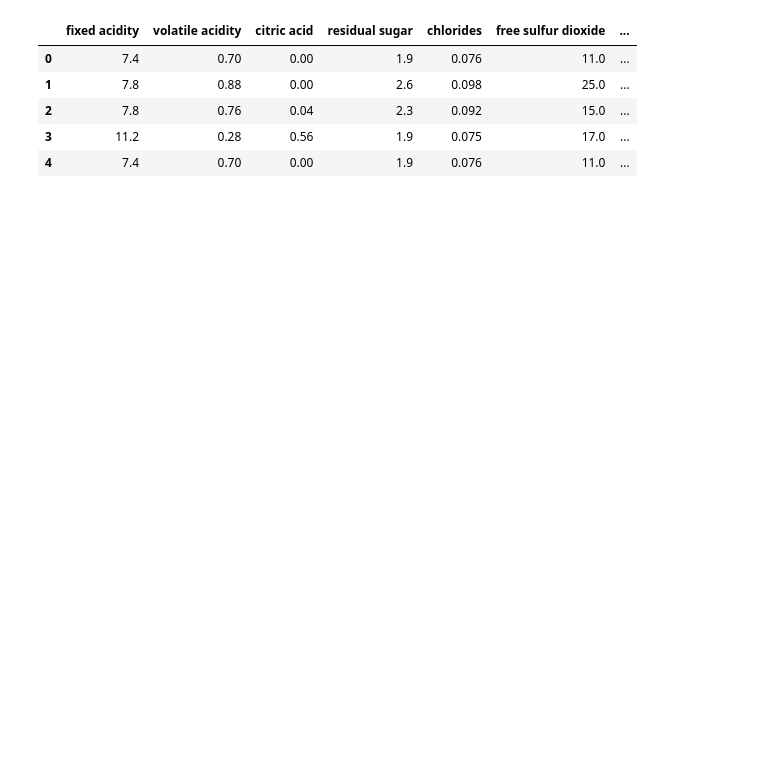
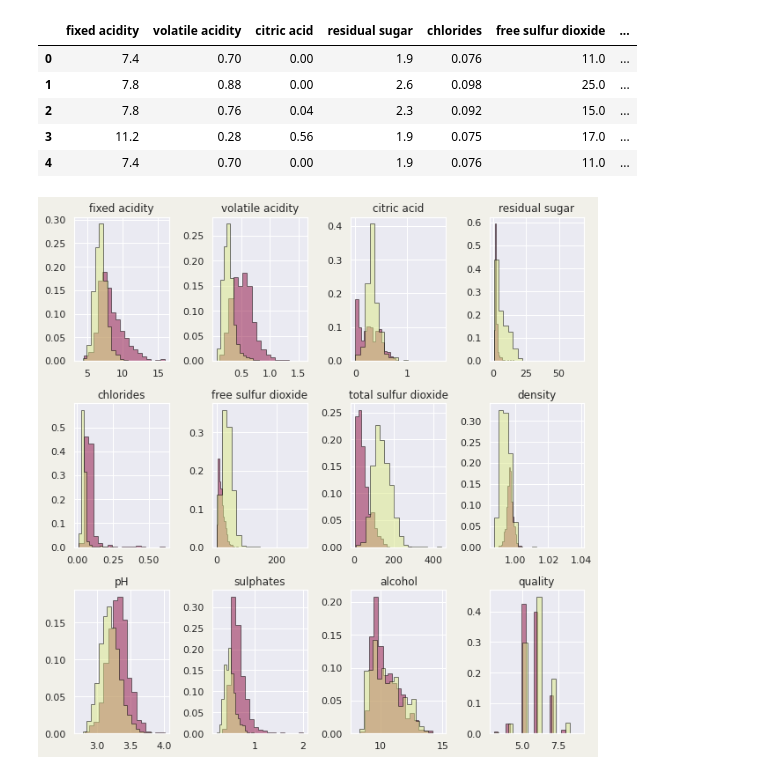
Before and after one commit to infoshareacademy/jdszr2-DataResearchers, a Jupyter notebook: ML/main.ipynb, the cells around one changed output. Saved outputs shown, nothing was run; the diff lists cells and outputs as text; code cells hidden in the pictures; blank space fills up the shorter version.

```diff
--- a/ML/main.ipynb
+++ b/ML/main.ipynb
@@ -4,6 +11,7 @@ import numpy as np
 # %%
-raw_wine = pd.read_csv('winequality-red.csv')
-raw_wine.head()
+wine_red = pd.read_csv('winequality-red.csv')
+wine_white = pd.read_csv('winequality-white.csv')
+wine_red.head()
 # %% [output]
 |  | fixed acidity | volatile acidity | citric acid | residual sugar | chlorides | free sulfur dioxide | ... |
 | 0 | 7.4 | 0.70 | 0.00 | 1.9 | 0.076 | 11.0 | ... |
@@ -11,3 +19,19 @@ raw_wine.head()
 | 2 | 7.8 | 0.76 | 0.04 | 2.3 | 0.092 | 15.0 | ... |
 | 3 | 11.2 | 0.28 | 0.56 | 1.9 | 0.075 | 17.0 | ... |
 | 4 | 7.4 | 0.70 | 0.00 | 1.9 | 0.076 | 11.0 | ... |
+# %%
+sns.set_style("darkgrid")
+sns.set_context("notebook")
+
+fig, axs = plt.subplots(3,4, figsize=(9, 9), facecolor='#F1F0E9', edgecolor='black',tight_layout=True)
+fig.subplots_adjust()
+
+
+axs = axs.ravel()
+
+for i,x in enumerate(wine_red):
+    axs[i].hist(wine_red[x],color="#900C3F",bins=18,edgecolor='black',alpha = 0.5,weights=np.ones(len(wine_red[x])) / len(wine_red[x]),histtype="stepfilled")
+    axs[i].hist(wine_white[x],color="#DDEB86",bins=18,edgecolor='black',alpha = 0.5,weights=np.ones(len(wine_white[x])) / len(wine_white[x]),histtype="stepfilled")
+    axs[i].set_title(x)
+# %% [output]
+[figure, added]
```
Also changed, not shown: parts of 13 cells of this notebook, 3 other files.
